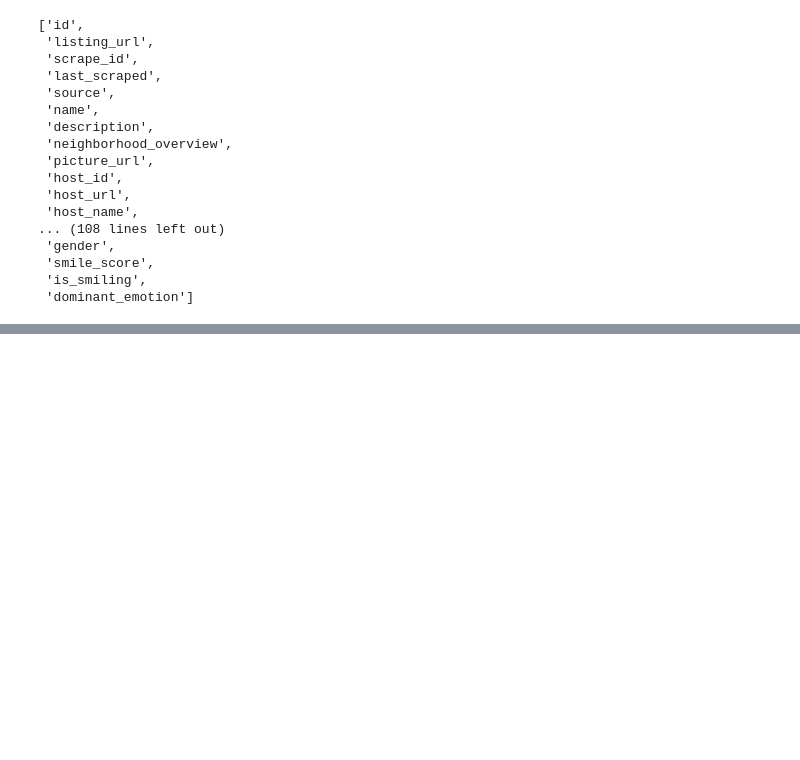
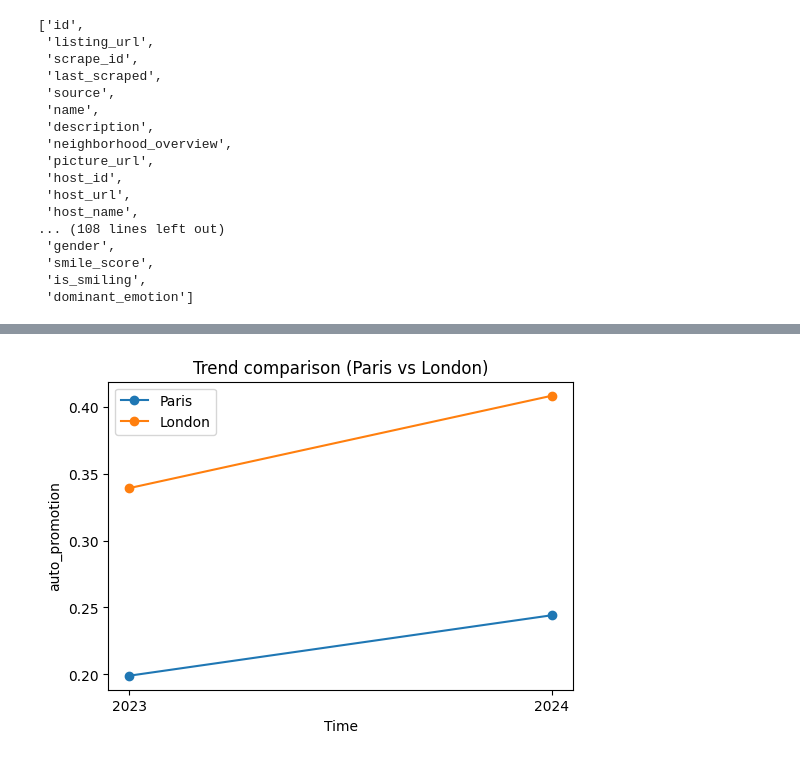
Before and after one commit to yeliu-dh/SelfPresentation_Multimodal_airbnb, a Jupyter notebook: D_stat/test_desc.ipynb, the cells around one changed output, grey strips where cells are left out. Cells and saved outputs as stored; diff of their text form; code cells hidden in the pictures; blank space fills up the shorter version.

```diff
--- a/D_stat/test_desc.ipynb
+++ b/D_stat/test_desc.ipynb
@@ -45,0 +103,24 @@ Name: count, dtype: float64
+# %%
+import pandas as pd
+import matplotlib.pyplot as plt
+col="auto_promotion"
+# 按城市+时间求均值
+trend = df.groupby(["in_paris", "in_2024"])[col].mean().reset_index()
+# 拆成两条线
+paris = trend[trend["in_paris"] == 1]
+london = trend[trend["in_paris"] == 0]
+
+plt.figure(figsize=(6,4))
+
+plt.plot(paris["in_2024"], paris[col], marker='o', label="Paris")
+plt.plot(london["in_2024"], london[col], marker='o', label="London")
+
+plt.xticks([0,1], ["2023", "2024"])
+plt.xlabel("Time")
+plt.ylabel(f"{col}")
+plt.title("Trend comparison (Paris vs London)")
+plt.legend()
+
+plt.show()
+# %% [output]
+[figure, added]
```
Also changed, not shown: parts of 8 cells of this notebook, 9 other files.
